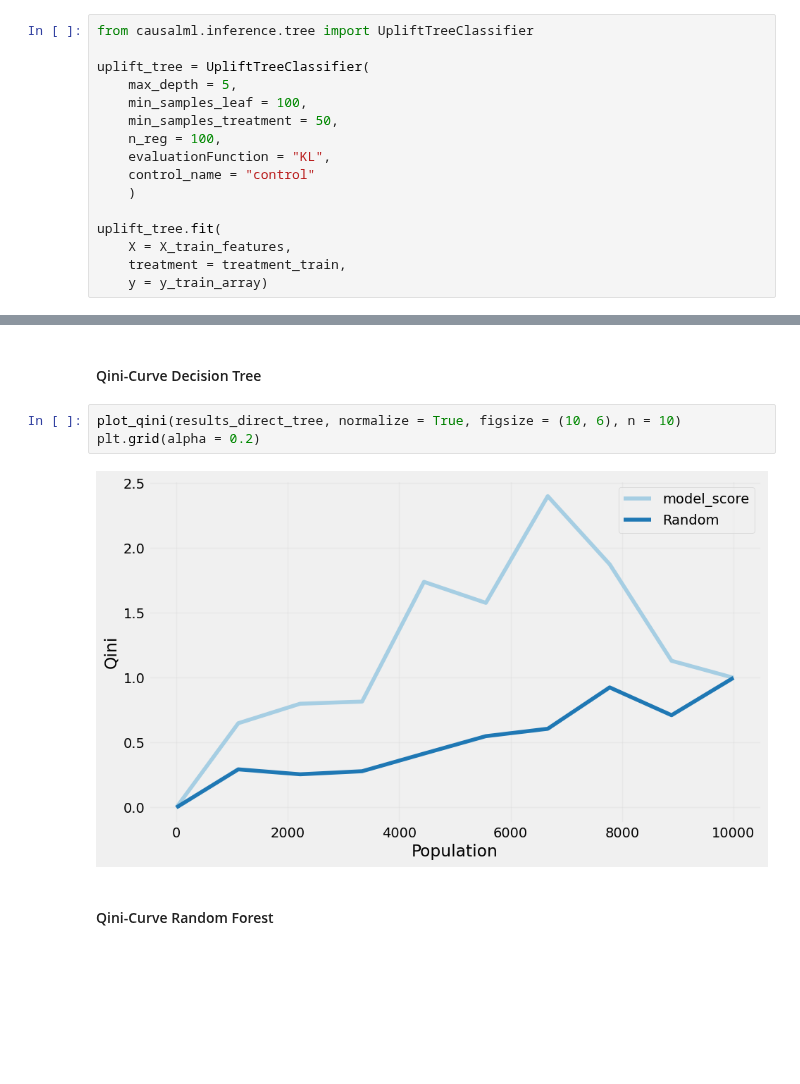
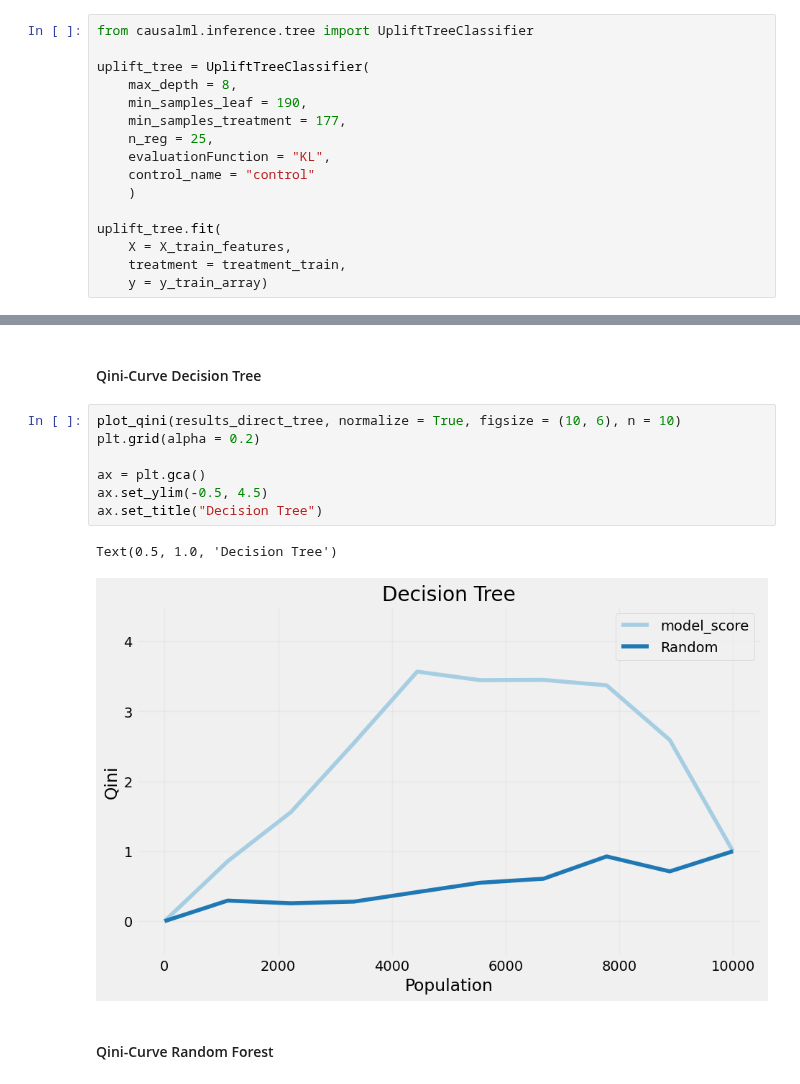
Before and after one commit to MaxAlexStumpf/Uplift-Modeling, a Jupyter notebook: Code/uplift.ipynb, the cells around one changed output, grey strips where cells are left out. Cells and saved outputs as stored; diff of their text form; blank space fills up the shorter version.

```diff
--- a/Code/uplift.ipynb
+++ b/Code/uplift.ipynb
@@ -465,10 +516,10 @@ y_test_array = y_test.values
 from causalml.inference.tree import UpliftTreeClassifier
 
 uplift_tree = UpliftTreeClassifier(
-    max_depth = 5,
-    min_samples_leaf = 100,
-    min_samples_treatment = 50,
-    n_reg = 100,
+    max_depth = 8,
+    min_samples_leaf = 190,
+    min_samples_treatment = 177,
+    n_reg = 25,
     evaluationFunction = "KL",
     control_name = "control"
     )
@@ -629,8 +686,13 @@ plt.show()
 # %%
 plot_qini(results_direct_tree, normalize = True, figsize = (10, 6), n = 10)
 plt.grid(alpha = 0.2)
+
+ax = plt.gca()
+ax.set_ylim(-0.5, 4.5)
+ax.set_title("Decision Tree")
 # %% [output]
+Text(0.5, 1.0, 'Decision Tree')
-[figure, old version]
+[figure, new version]
 # %% [markdown]
 #### Qini-Curve Random Forest ####
 # %%
```
Also changed, not shown: parts of 27 cells of this notebook, 1 other file.
